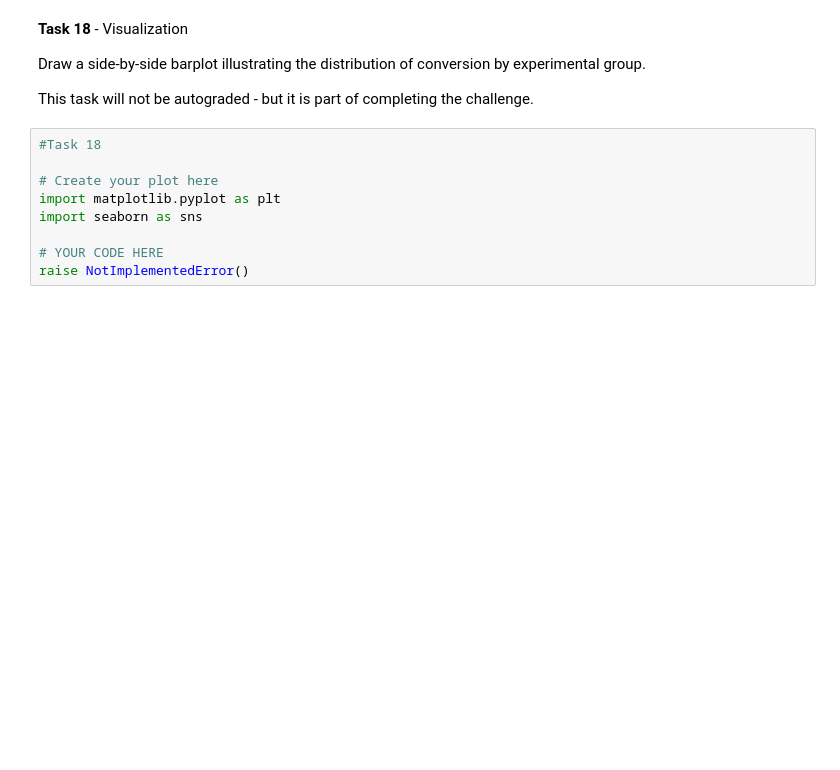
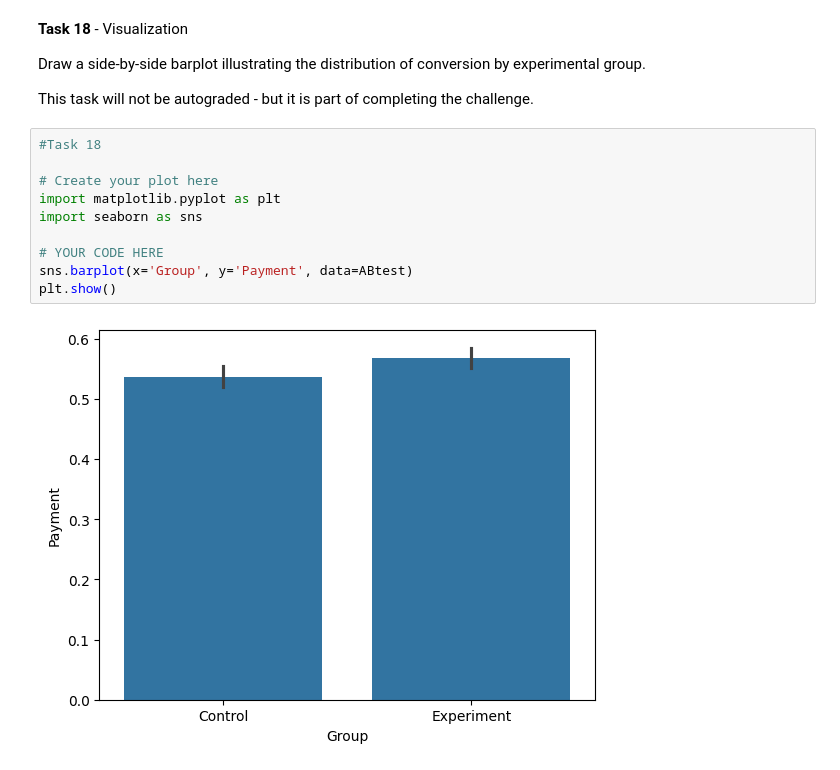
Before and after one commit to alexshamblin879/Sprint-Challenges, a Jupyter notebook: sprint_challenge/DS_Unit1_Sprint2_AG-1.ipynb, the cells around one changed output. Saved outputs shown, nothing was run; the diff lists cells and outputs as text; blank space fills up the shorter version.

```diff
--- a/sprint_challenge/DS_Unit1_Sprint2_AG-1.ipynb
+++ b/sprint_challenge/DS_Unit1_Sprint2_AG-1.ipynb
@@ -473,9 +485,12 @@ This task will not be autograded - but it is part of completing the challenge.
 # %%
 #Task 18
 
 # Create your plot here
 import matplotlib.pyplot as plt
 import seaborn as sns
 
 # YOUR CODE HERE
-raise NotImplementedError()
+sns.barplot(x='Group', y='Payment', data=ABtest)
+plt.show()
+# %% [output]
+[figure, added]
```
Also changed, not shown: parts of 15 cells of this notebook.
